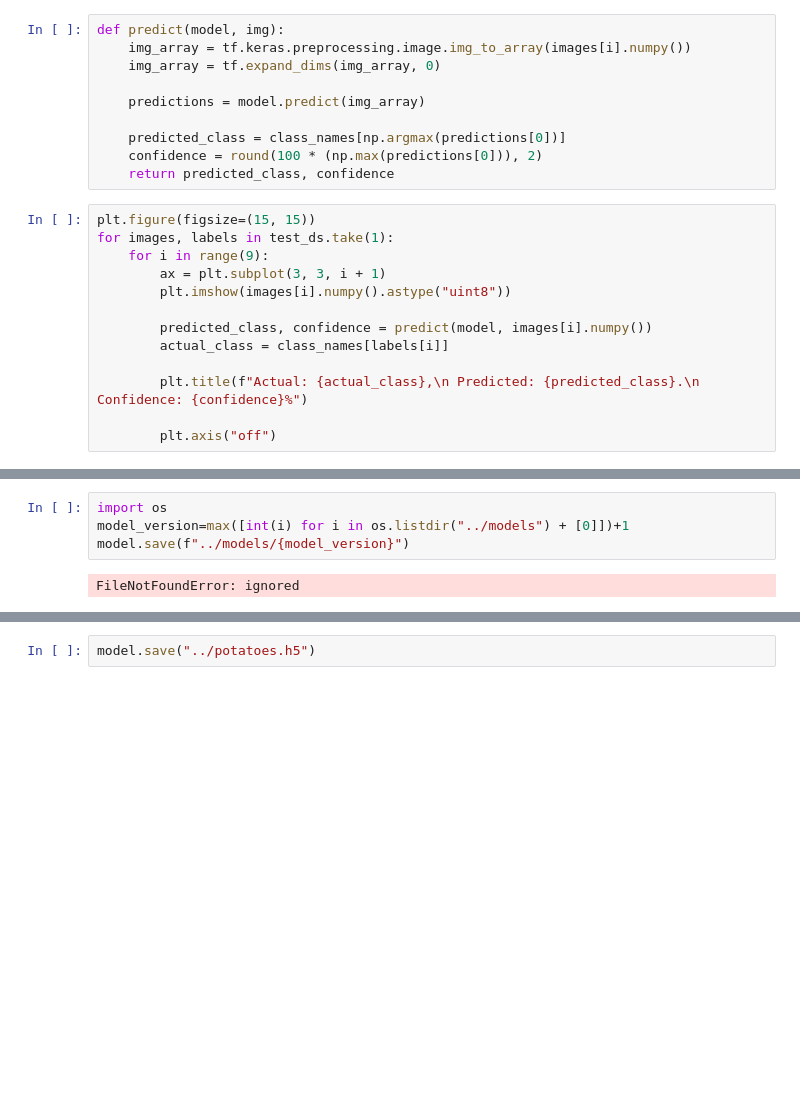
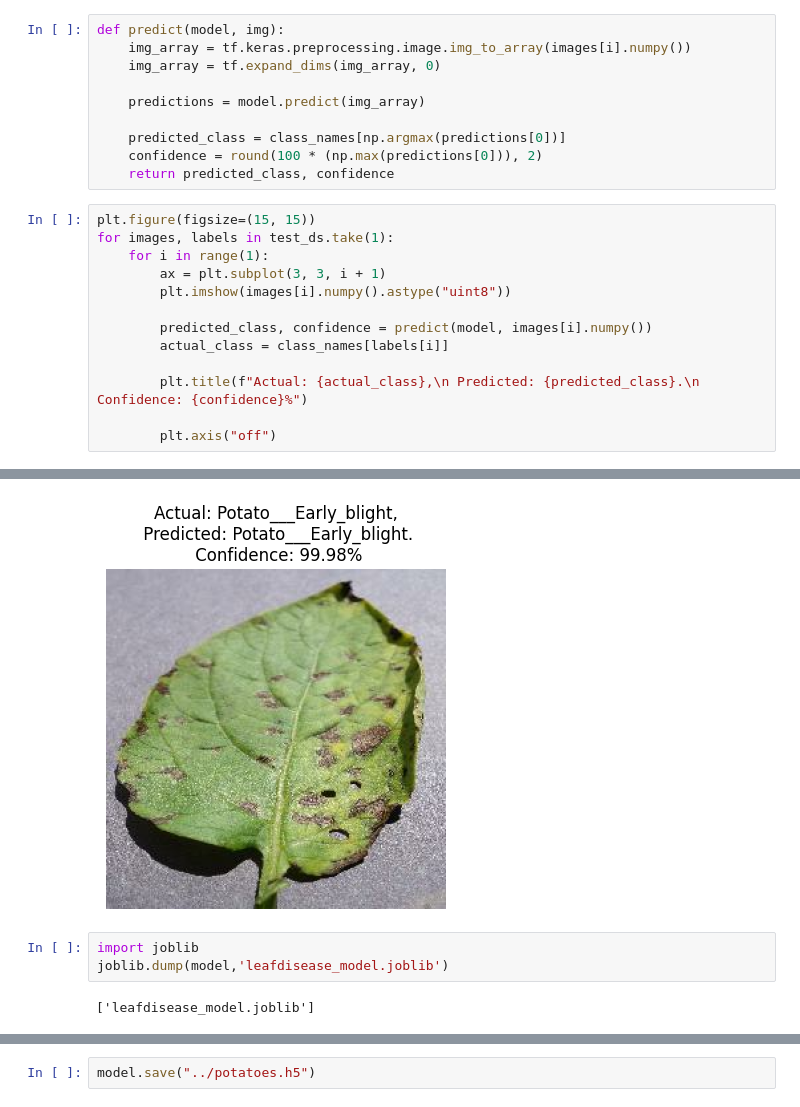
Before and after one commit to 9650ro85hit/rohitsen_potato_leaf_classifire, a Jupyter notebook: LeafDiseasemodel.ipynb, the cells around one changed output, grey strips where cells are left out. Saved outputs shown, nothing was run; the diff lists cells and outputs as text; blank space fills up the shorter version.

```diff
--- a/LeafDiseasemodel.ipynb
+++ b/LeafDiseasemodel.ipynb
@@ -325,7 +324,7 @@ def predict(model, img):
 # %%
 plt.figure(figsize=(15, 15))
 for images, labels in test_ds.take(1):
-    for i in range(9):
+    for i in range(1):
         ax = plt.subplot(3, 3, i + 1)
         plt.imshow(images[i].numpy().astype("uint8"))
 
@@ -340,6 +339,6 @@ Output hidden; open in https://colab.research.google.com to view.
+[figure, added]
-# %%
-import os
-model_version=max([int(i) for i in os.listdir("../models") + [0]])+1
-model.save(f"../models/{model_version}")
-# %% [output]
-FileNotFoundError: ignored
+# %%
+import joblib
+joblib.dump(model,'leafdisease_model.joblib')
+# %% [output]
+['leafdisease_model.joblib']
```
Also changed, not shown: parts of 14 cells of this notebook, 2 other files.
